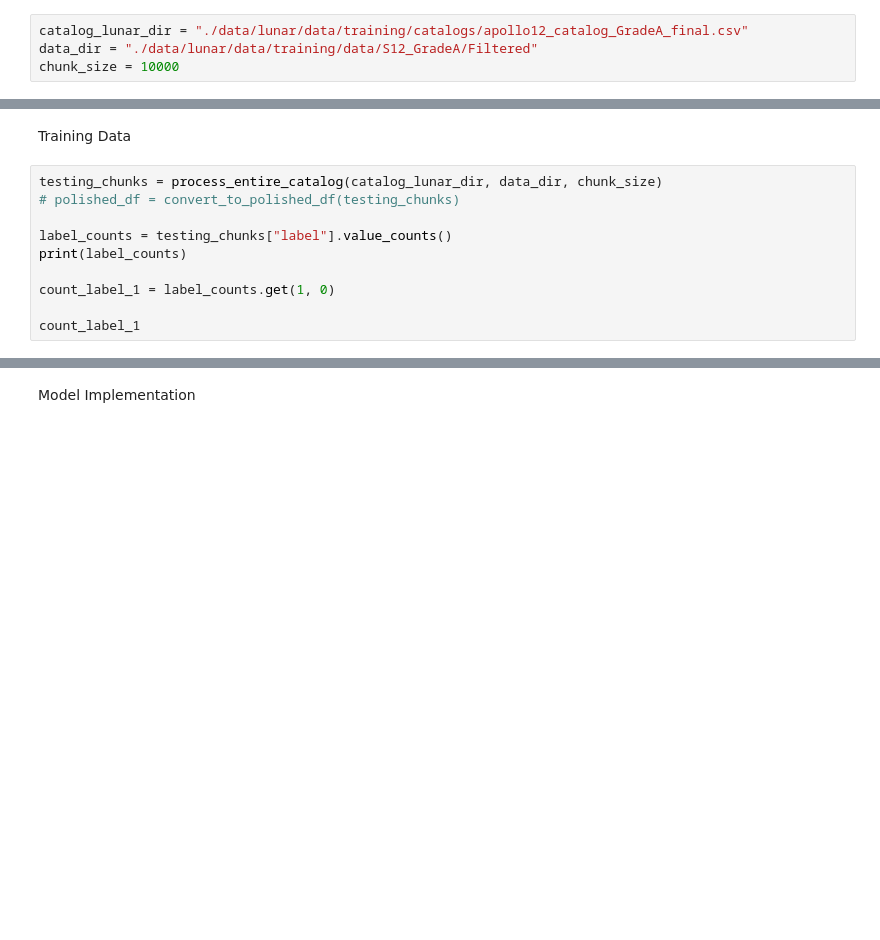
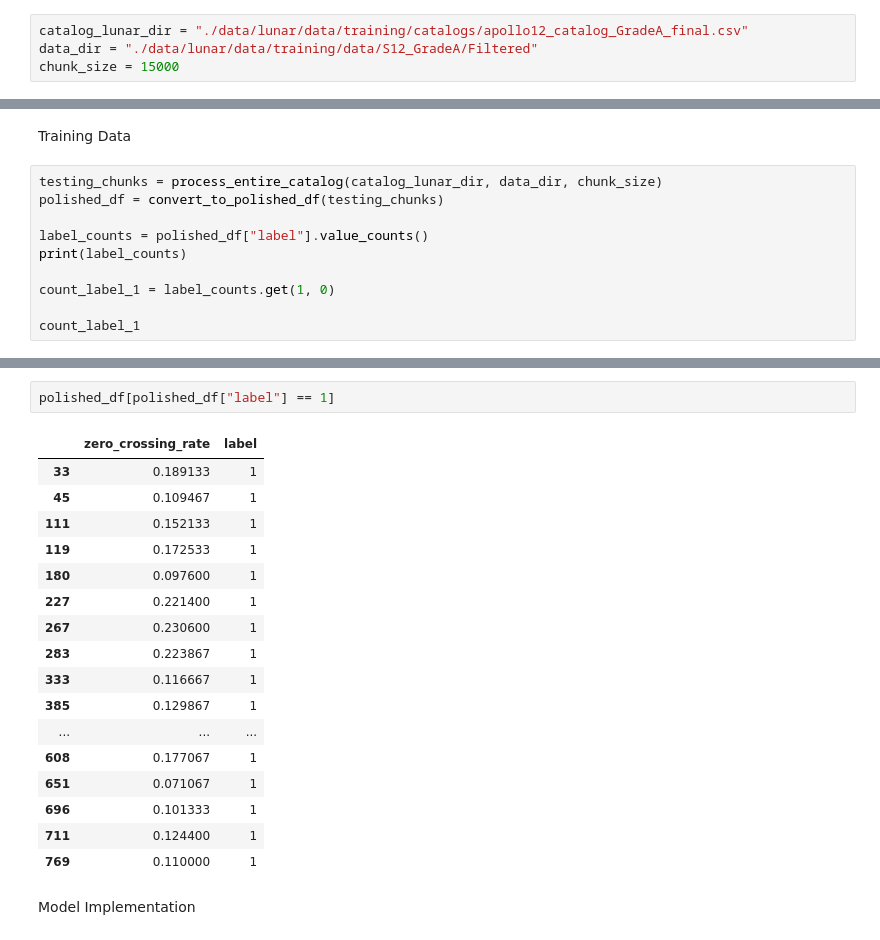
Before and after one commit to Mir-Shabab-Hasnat/NASA-Seismic-Detection-Model, a Jupyter notebook: space_apps/WORKING_model2.ipynb, the cells around one changed output, grey strips where cells are left out. Saved outputs shown, nothing was run; the diff lists cells and outputs as text; blank space fills up the shorter version.

```diff
--- a/space_apps/WORKING_model2.ipynb
+++ b/space_apps/WORKING_model2.ipynb
@@ -18,7 +18,7 @@ Settings
 # %%
 catalog_lunar_dir = "./data/lunar/data/training/catalogs/apollo12_catalog_GradeA_final.csv"
 data_dir = "./data/lunar/data/training/data/S12_GradeA/Filtered"
-chunk_size = 10000
+chunk_size = 15000
 # %% [markdown]
 Enter Raw Test File Inof:
 # %%
@@ -372,9 +319,9 @@ def plot_data(data_dir, file_name):
 Training Data
 # %%
 testing_chunks = process_entire_catalog(catalog_lunar_dir, data_dir, chunk_size)
-# polished_df = convert_to_polished_df(testing_chunks)
+polished_df = convert_to_polished_df(testing_chunks)
 
-label_counts = testing_chunks["label"].value_counts()
+label_counts = polished_df["label"].value_counts()
 print(label_counts)
 
 count_label_1 = label_counts.get(1, 0)
@@ -411,3 +353,23 @@ testing_chunks
+# %%
+polished_df[polished_df["label"] == 1]
+# %% [output]
+|  | zero_crossing_rate | label |
+| 33 | 0.189133 | 1 |
+| 45 | 0.109467 | 1 |
+| 111 | 0.152133 | 1 |
+| 119 | 0.172533 | 1 |
+| 180 | 0.097600 | 1 |
+| 227 | 0.221400 | 1 |
+| 267 | 0.230600 | 1 |
+| 283 | 0.223867 | 1 |
+| 333 | 0.116667 | 1 |
+| 385 | 0.129867 | 1 |
+| ... | ... | ... |
+| 608 | 0.177067 | 1 |
+| 651 | 0.071067 | 1 |
+| 696 | 0.101333 | 1 |
+| 711 | 0.124400 | 1 |
+| 769 | 0.110000 | 1 |
 # %% [markdown]
 Model Implementation
 # %%
```
Also changed, not shown: parts of 17 cells of this notebook.
